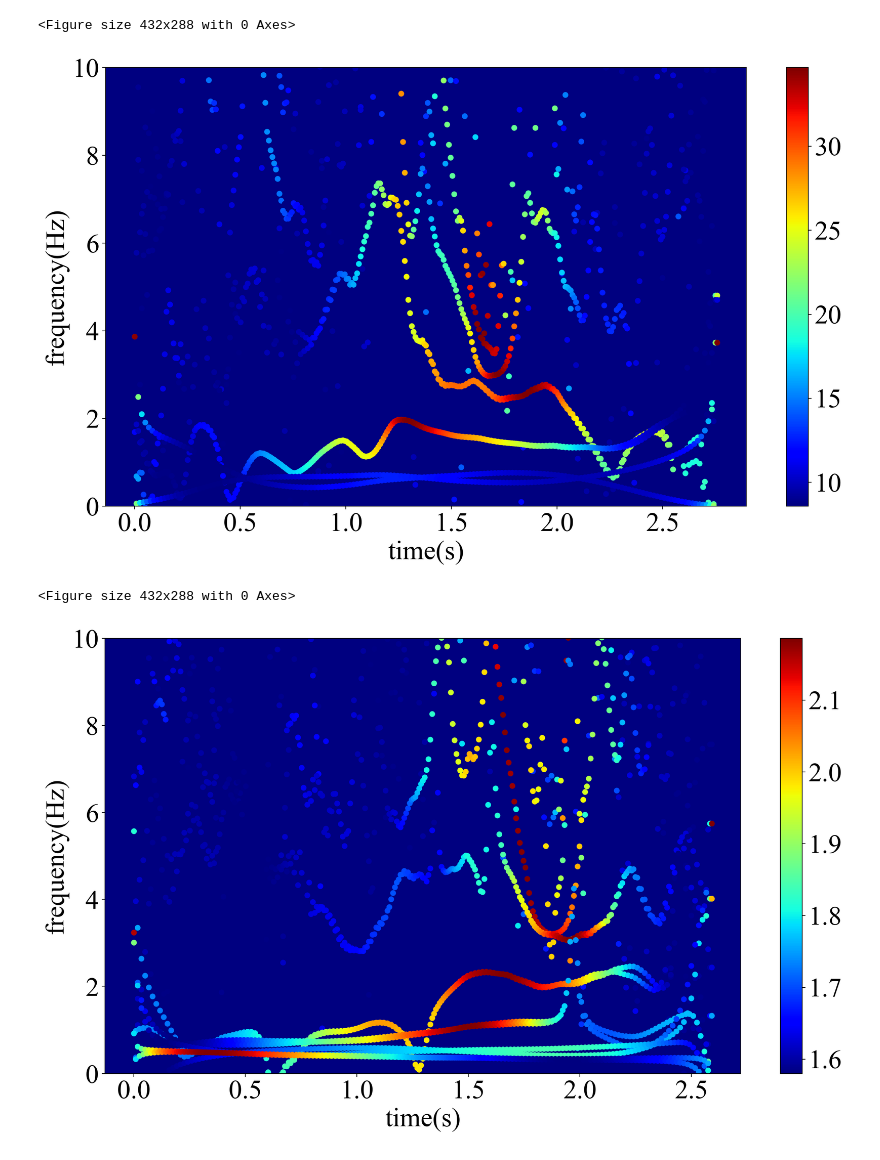
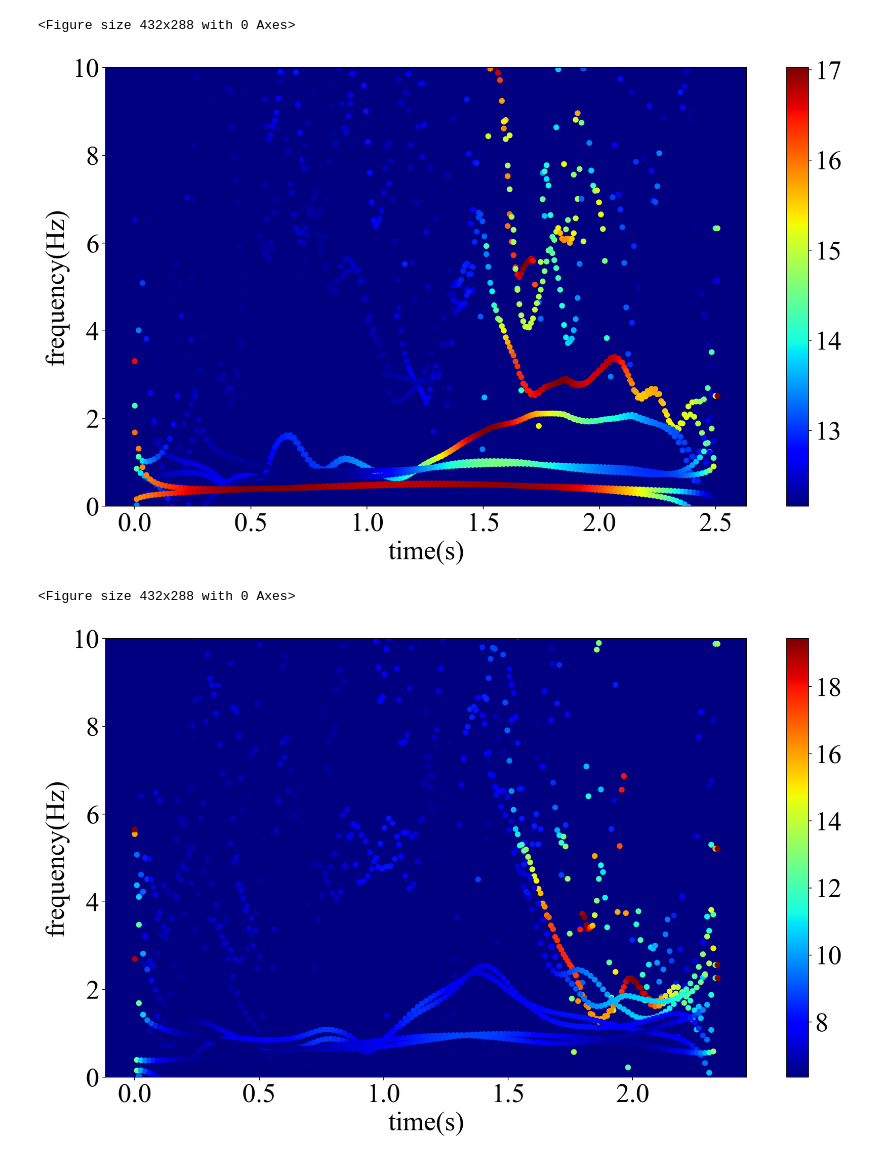
Before and after one commit to chudai8141/golf2, a Jupyter notebook: GolfMEMD/hht_calculation.ipynb, the cells around one changed output. Saved outputs shown, nothing was run; the diff lists cells and outputs as text; code cells hidden in the pictures.

```diff
--- a/GolfMEMD/hht_calculation.ipynb
+++ b/GolfMEMD/hht_calculation.ipynb
@@ -65,8 +65,8 @@ straight_data
 # first straight data
 # or
 # first slice data
-data_path = '../data/1111/straight_data/straight_1_Take_001.bvh'
-# data_path = '../data/1111/slice_data/slice_1_Take_001.bvh'
+# data_path = '../data/1111/straight_data/straight_1_Take_001.bvh'
+data_path = '../data/1111/slice_data/slice_1_Take_001.bvh'
 
 data, fs, text = bvh.bvhreader(data_path)
 data = bvh.errc(data, set_joint, set_joint+3)
@@ -135,8 +135,8 @@ first_freq_data = freq_mean.copy()
 first_amp_data = amp_norm.copy()
 # %%
 # secont straight data
-data_path = '../data/1111/straight_data/straight_2_Take_001.bvh'
-# data_path = '../data/1111/slice_data/slice_2_Take_001.bvh'
+# data_path = '../data/1111/straight_data/straight_2_Take_001.bvh'
+data_path = '../data/1111/slice_data/slice_2_Take_001.bvh'
 
 data, fs, text = bvh.bvhreader(data_path)
 data = bvh.errc(data, set_joint, set_joint+3)
@@ -199,14 +199,14 @@ plt.colorbar()
 plt.show()
 # %% [output]
 <Figure size 432x288 with 0 Axes>
-[figure, old version]
+[figure, new version]
 # %%
 second_freq_data = freq_mean.copy()
 second_amp_data = amp_norm.copy()
 # %%
 # third straight data
-data_path = '../data/1111/straight_data/straight_3_Take_001.bvh'
-# data_path = '../data/1111/slice_data/slice_3_Take_001.bvh'
+# data_path = '../data/1111/straight_data/straight_3_Take_001.bvh'
+data_path = '../data/1111/slice_data/slice_3_Take_001.bvh'
 
 data, fs, text = bvh.bvhreader(data_path)
 data = bvh.errc(data, set_joint, set_joint+3)
@@ -242,34 +242,34 @@ freq_mean = np.mean(freq_all, axis=0)
 amp_norm = LA.norm(amp_all, axis=0)
 # amp_mean = (amp_norm - np.min(amp_norm)) / (np.max(amp_norm) - np.min(amp_norm))
 
 # Number of decomposition
 Nod = freq_mean.shape[0]
 
 # frame
 frame = freq_mean.shape[1]
 
 # setting spectrum time
 spectrum_time = np.zeros((Nod, frame))
 for n in range(Nod):
     spectrum_time[n, :] = np.linspace(0, dt*frame, frame)
 
 # spectrogram plot
 plt.clf()
 plt.figure(dpi = 200, figsize=(16, 9))
 plt.rcParams['font.family'] = 'Times new Roman'
 plt.rcParams['font.size'] = 30
 for n in range(Nod):
     plt.scatter(spectrum_time[n, :], freq_mean[n, :], s = 30, c=amp_norm[n, :frame], cmap='jet')
 ax = plt.gca()
 ax.set_facecolor([0.0, 0.0, 0.5])
 plt.ylim(0, 10)
 plt.xlabel('time(s)')
 plt.ylabel('frequency(Hz)')
 plt.colorbar()
 plt.show()
 # %% [output]
 <Figure size 432x288 with 0 Axes>
-[figure, old version]
+[figure, new version]
 # %%
 third_freq_data = freq_mean.copy()
 third_amp_data = amp_norm.copy()
```
Also changed, not shown: parts of 6 cells of this notebook.
